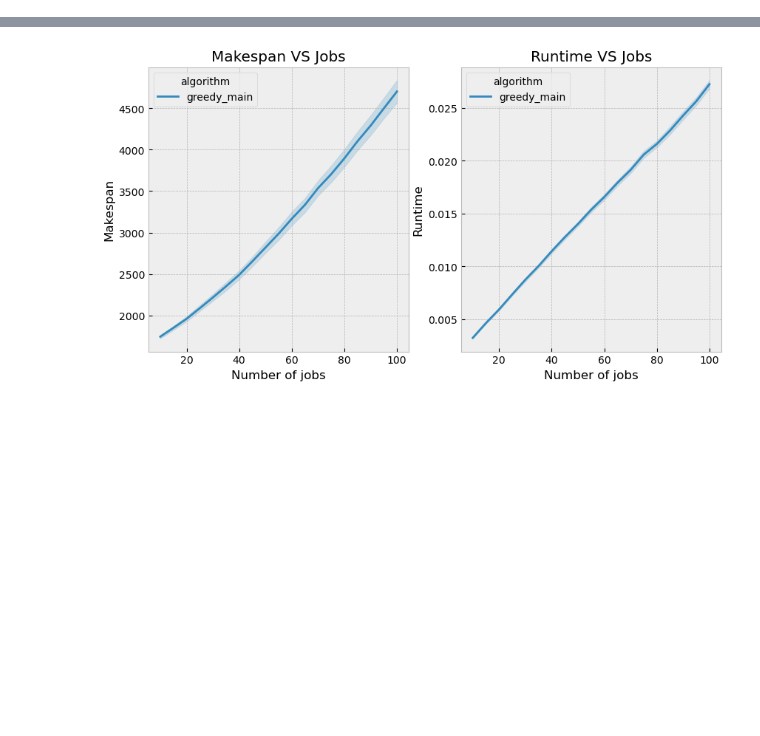
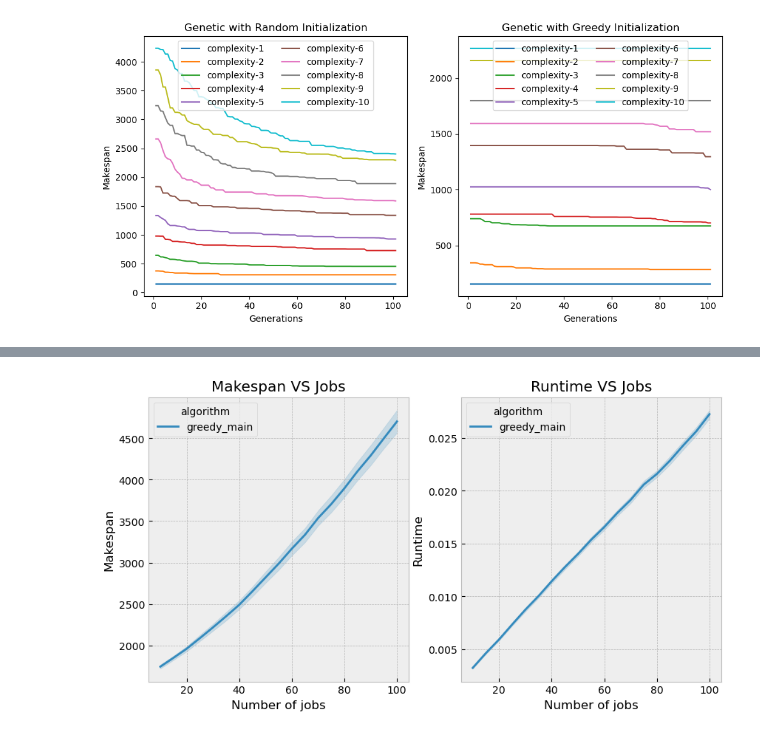
Before and after one commit to legendPerceptor/SDL-ILP, a Jupyter notebook: plotting.ipynb, the cells around one changed output, grey strips where cells are left out. Cells and saved outputs as stored; diff of their text form; code cells hidden in the pictures; blank space fills up the shorter version.

```diff
--- a/plotting.ipynb
+++ b/plotting.ipynb
@@ -7,3 +54,46 @@ plt.style.use("bmh")
+# %%
+optimized_genetic_filename = 'data/optimized-genetic/genetic_makespan-{index}.pkl'
+optimized_genetic_csv_file = 'data/optimized-genetic/genetic_makespan.csv'
+greedy_filename = 'data/greedy/greedy_makespan-{index}.pkl'
+
+unoptimized_genetic_filename = 'data/genetic_makespan-{index}.pkl'
+# %%
+def plot_optimized_unoptimized_genetic_history(optimized_genetic_file_template, unoptimized_genetic_file_template):
+    op_genetic_stores = []
+    unop_genetic_stores = []
+    for i in range(10):
+        op_genetic_store = load_schedule_from_file(optimized_genetic_file_template.format(index=i))
+        op_genetic_stores.append(op_genetic_store)
+        unop_genetic_store = load_schedule_from_file(unoptimized_genetic_file_template.format(index=i))
+        unop_genetic_stores.append(unop_genetic_store)
+    op_genetic_makespans = [store.data['makespan'] for store in op_genetic_stores]
+    op_genetic_runtime = [store.data['runtime'] for store in op_genetic_stores]
+    unop_genetic_makespans = [store.data['makespan'] for store in unop_genetic_stores]
+    unop_genetic_runtime = [store.data['runtime'] for store in unop_genetic_stores]
+    fig, axes = plt.subplots(1, 2, figsize=(10, 5))
+    xx = np.arange(1, 102)
+    ax = axes[0]
+    for i, store in enumerate(unop_genetic_stores):
+        ax.plot(xx, store.data['makespan_history'], label=f'complexity-{i + 1}')
+    ax.set_xlabel('Generations')
+    ax.set_ylabel('Makespan')
+    ax.set_title("Genetic with Random Initialization")
+    ax.legend(loc='upper center', ncol=2)
+    ax = axes[1]
+    for i, store in enumerate(op_genetic_stores):
+        ax.plot(xx, store.data['makespan_history'], label=f'complexity-{i + 1}')
+    ax.set_xlabel('Generations')
+    ax.set_ylabel('Makespan')
+    ax.set_title("Genetic with Greedy Initialization")
+    ax.legend(loc='upper center', ncol=2)
+
+    plt.tight_layout()
+    plt.savefig('figures/genetic_makespan_history-op-unop.png', dpi=300)
+    plt.show()
+# %%
+plot_optimized_unoptimized_genetic_history(optimized_genetic_filename, unoptimized_genetic_filename)
+# %% [output]
+[figure, added]
 # %%
 csv_file_path = 'data/greedy/greedy_sensitivity-apr19-0.csv'
 df = pd.read_csv(csv_file_path)
```
Also changed, not shown: parts of 2 cells of this notebook, 5 other files.
